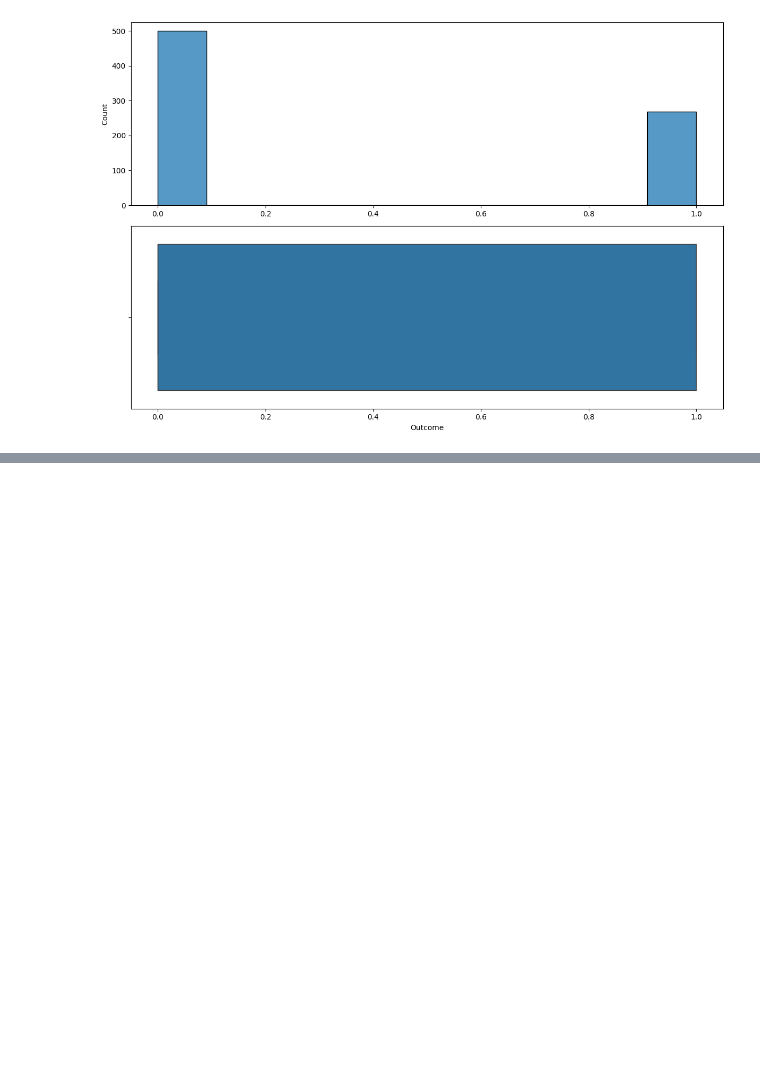
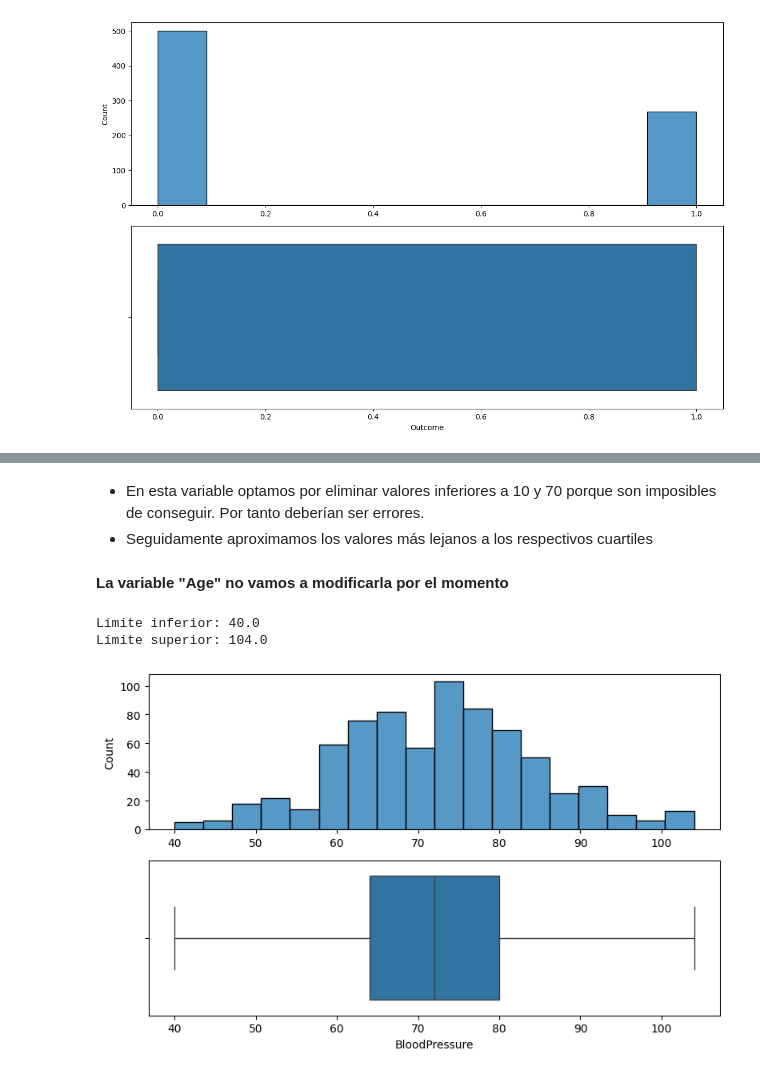
Before and after one commit to 4GeeksAcademy/machine-learning-python-template_decision_tree_ds_13_david, a Jupyter notebook: src/explore.ipynb, the cells around one changed output, grey strips where cells are left out. Saved outputs shown, nothing was run; the diff lists cells and outputs as text; code cells hidden in the pictures; blank space fills up the shorter version.

```diff
--- a/src/explore.ipynb
+++ b/src/explore.ipynb
@@ -139,0 +266,55 @@ plt.show()
+# %% [markdown]
+- En esta variable optamos por eliminar valores inferiores a 10 y 70 porque son imposibles de conseguir. Por tanto deberían ser errores.
+- Seguidamente aproximamos los valores más lejanos a los respectivos cuartiles
+# %% [markdown]
+**La variable "Age" no vamos a modificarla por el momento**
+# %%
+# BloodPressure
+
+# Primero eliminamos valores que consideramos errores.
+# Definir el rango
+rango_min = 20
+rango_max = 150
+
+# Filtrar el DataFrame para mantener solo los valores dentro del rango
+data = data[(data['BloodPressure'] >= rango_min) & (data['BloodPressure'] <= rango_max)]
+
+
+
+# Ahora vamos a aproximar los valores más lejanos a sus respectivos cuartiles.
+variable = 'BloodPressure'
+
+# Calcular el primer y tercer cuartil
+Q1 = data[variable].quantile(0.25)
+Q3 = data[variable].quantile(0.75)
+
+# Calcular el IQR
+IQR = Q3 - Q1
+
+# Definir los límites para detectar outliers
+limite_inferior = Q1 - 1.5 * IQR
+limite_superior = Q3 + 1.5 * IQR
+
+# Aproximar los valores atípicos a los límites (winsorización)
+data[variable] = data[variable].clip(lower=limite_inferior, upper=limite_superior)
+
+# Mostrar los límites calculados
+print(f"Límite inferior: {limite_inferior}")
+print(f"Límite superior: {limite_superior}")
+
+
+
+# Crear la figura con 2 subplots en una columna
+fig, axis = plt.subplots(2, 1, figsize=(8, 5))
+
+# Histograma y diagrama de caja
+sns.histplot(ax=axis[0], data=data, x="BloodPressure").set(xlabel=None)
+sns.boxplot(ax=axis[1], data=data, x="BloodPressure")
+
+# Ajustar el diseño y mostrar la gráfica
+plt.tight_layout()
+plt.show()
+# %% [output]
+Límite inferior: 40.0
+Límite superior: 104.0
+[figure, added]
```
Also changed, not shown: parts of 22 cells of this notebook, 2 other files.
